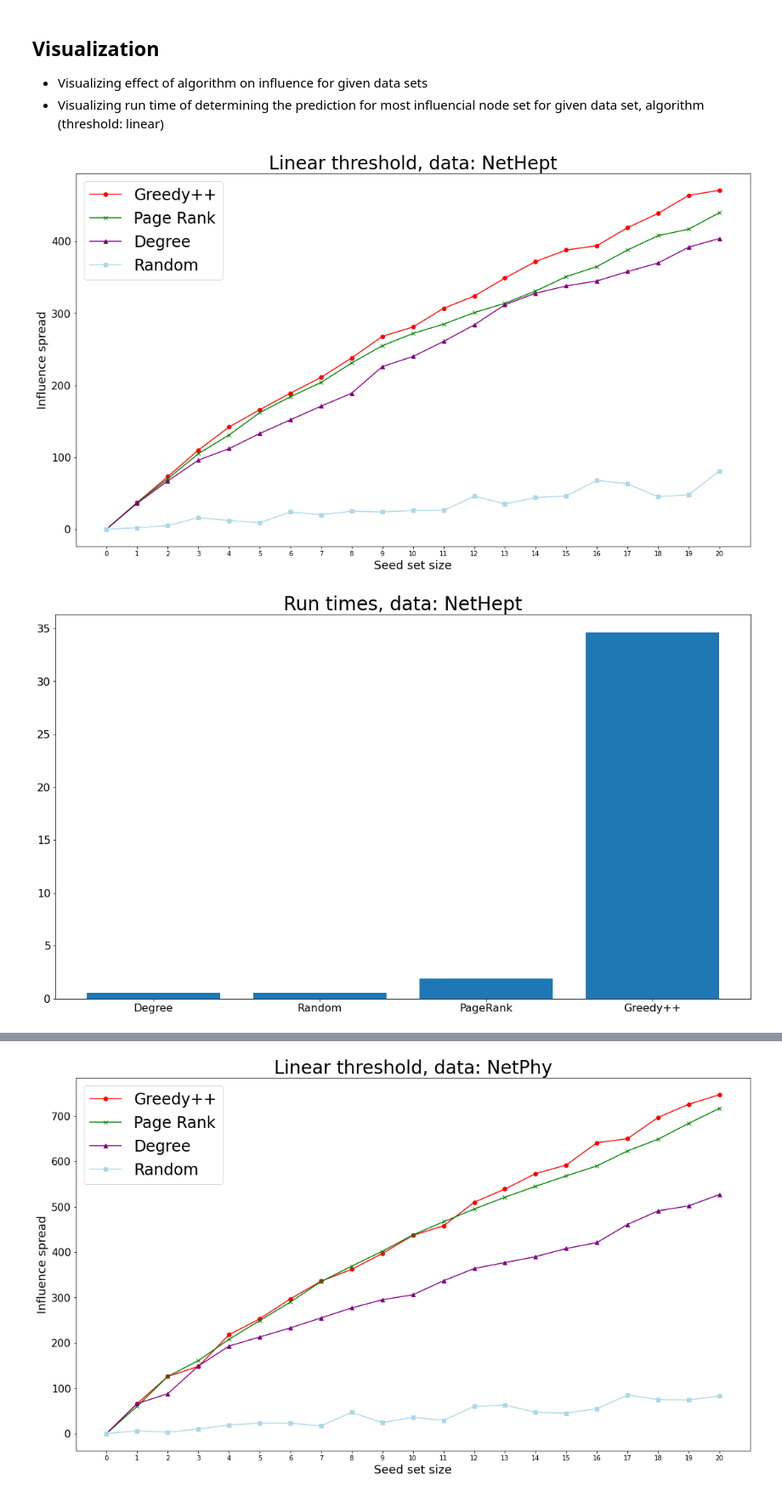
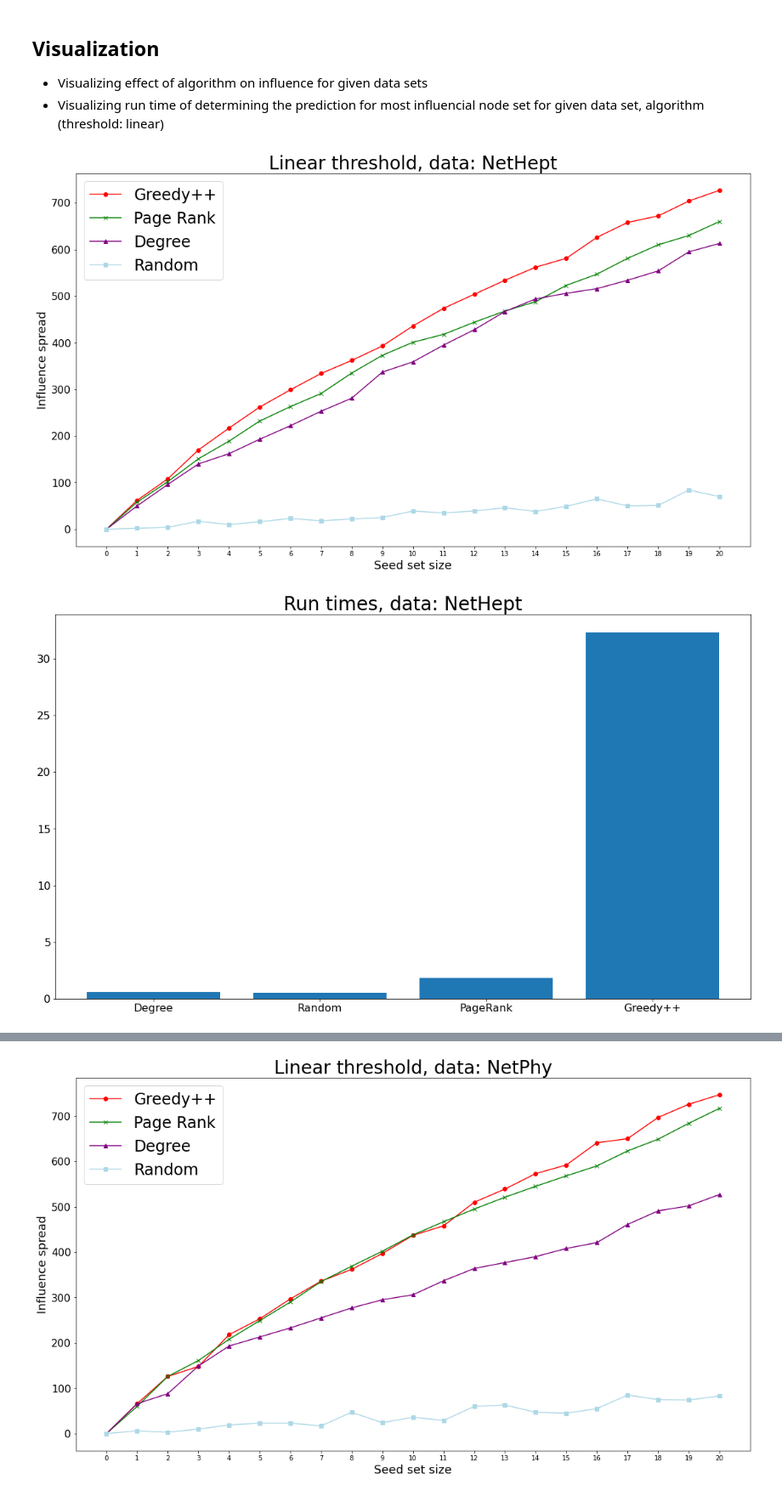
Before and after one commit to mfm92/Reproducibility_TopK, a Jupyter notebook: stats_test.ipynb, the cells around one changed output, grey strips where cells are left out. Shown: that part at 85% size. Cells and saved outputs as stored; diff of their text form; code cells hidden in the pictures.

```diff
--- a/stats_test.ipynb
+++ b/stats_test.ipynb
@@ -125,36 +122,41 @@ Ttest_indResult(statistic=903.2004244895463, pvalue=1.5610930801930885e-158)
 * Visualizing effect of algorithm on influence for given data sets
 * Visualizing run time of determining the prediction for most influencial node set for given data set, algorithm (threshold: linear)
 # %%
-def plot_inf(data, df_greedy, df_pagerank, df_degree, df_random):
-    plt.title(f"Linear threshold, data: {data}", fontsize=28)
+def plot_inf(data, df_greedy, df_pagerank, df_degree, df_random, threshold):
+    plt.title(f"{threshold} threshold, data: {data}", fontsize=28)
     plt.plot(df_greedy.Size, df_greedy.Influence, marker="o", color="red", )
     plt.plot(df_pagerank.Influence, marker="x", color="green")
     plt.plot(df_degree.Influence, marker="^", color="purple")
     plt.plot(df_random.Influence, marker="s", color="lightblue")
 
     plt.legend(['Greedy++', 'Page Rank', 'Degree', 'Random'], fontsize=24)
     plt.xticks(np.arange(0, 21))
     plt.xlabel("Seed set size", fontsize=18)
     plt.ylabel("Influence spread", fontsize=18)
     plt.yticks(fontsize=16)
 
     fig = plt.gcf()
     fig.set_size_inches(18.5, 10.5)
 
     plt.show()
 
     plt.title(f"Run times, data: {data}", fontsize=28)
     plt.bar(range(4), [(sum(df_degree.InfRuntime)/len(df_degree.InfRuntime)),
                        (sum(df_random.InfRuntime)/len(df_random.InfRuntime)),
                        (sum(df_pagerank.InfRuntime)/len(df_pagerank.InfRuntime)),
                        (sum(df_greedy.InfRuntime)/len(df_greedy.InfRuntime))])
     plt.xticks(range(4), ['Degree', 'Random', 'PageRank', 'Greedy++'], fontsize=16)
     plt.yticks(fontsize=16)
     fig = plt.gcf()
     fig.set_size_inches(18.5, 10.5)
     plt.show()
 
-plot_inf("NetHept", df_greedy_nethept, df_pagerank_nethept, df_degree_nethept, df_random_nethept)
+plot_inf("NetHept",
+         df_greedy_nethept_linear,
+         df_pagerank_nethept_linear,
+         df_degree_nethept_linear,
+         df_random_nethept_linear,
+         "Linear")
 # %% [output]
-[figure, old version]
+[figure, new version]
-[figure, old version]
+[figure, new version]
```
Also changed, not shown: parts of 10 cells of this notebook, 10 other files.
